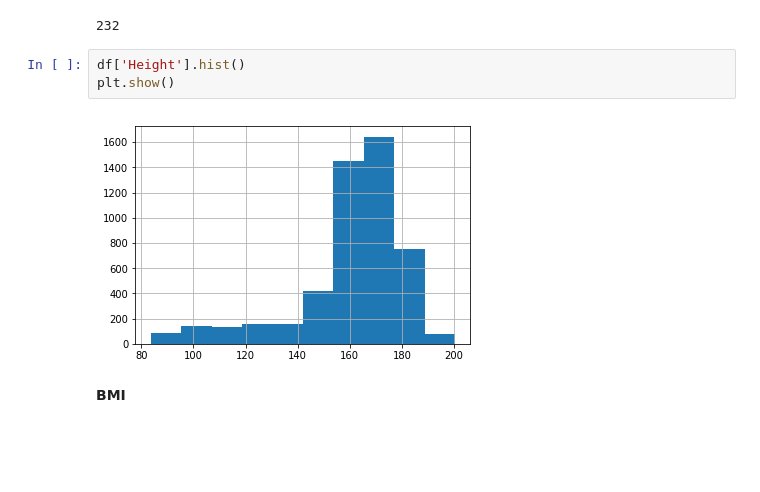
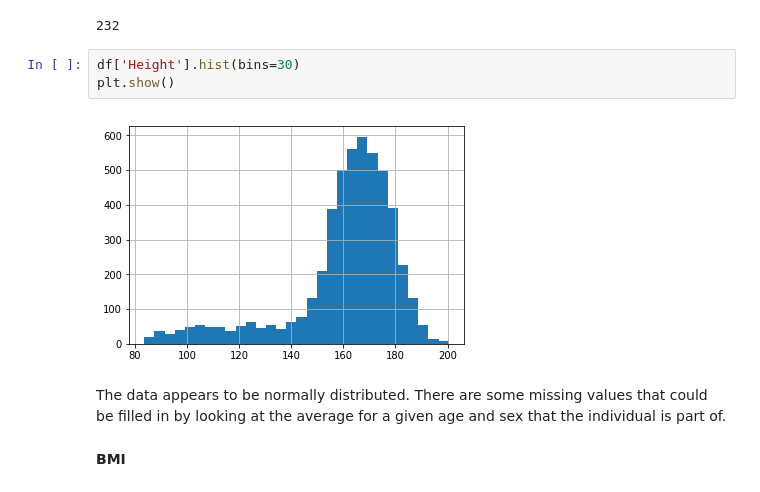
Before and after one commit to lucas-ubm/MaastrichtFlu, a Jupyter notebook: kaggle_starter.ipynb, the cells around one changed output. Saved outputs shown, nothing was run; the diff lists cells and outputs as text; blank space fills up the shorter version.

```diff
--- a/kaggle_starter.ipynb
+++ b/kaggle_starter.ipynb
@@ -329,9 +348,11 @@ df['Height'].isna().sum()
 # %% [output]
 232
 # %%
-df['Height'].hist()
+df['Height'].hist(bins=30)
 plt.show()
 # %% [output]
-[figure, old version]
+[figure, new version]
+# %% [markdown]
+The data appears to be normally distributed. There are some missing values that could be filled in by looking at the average for a given age and sex that the individual is part of.
 # %% [markdown]
 **BMI**
```
Also changed, not shown: parts of 29 cells of this notebook.
